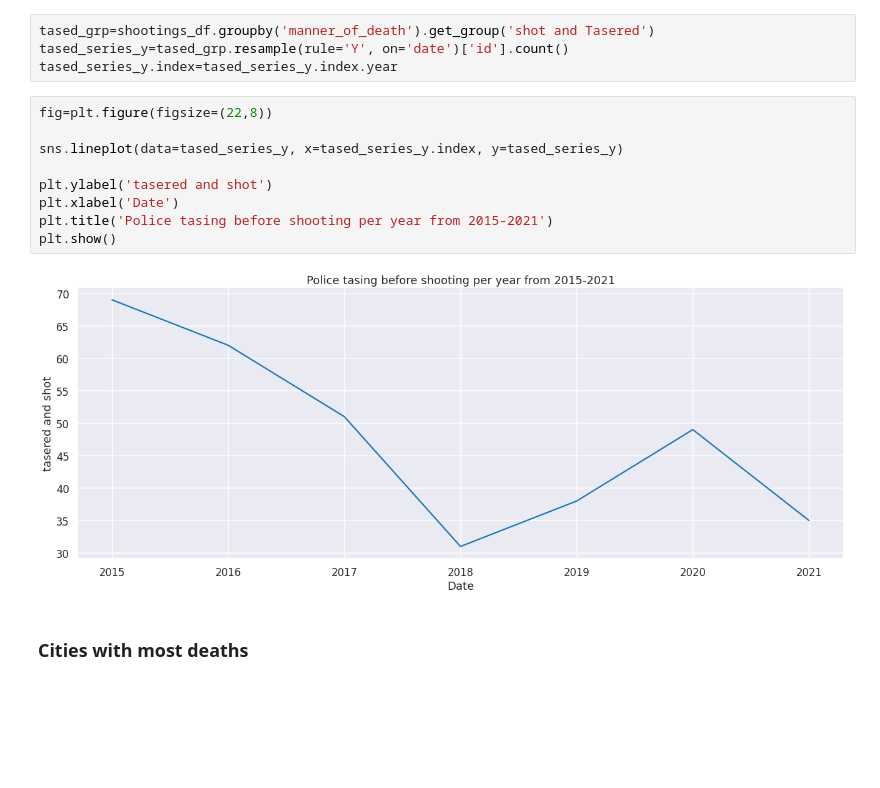
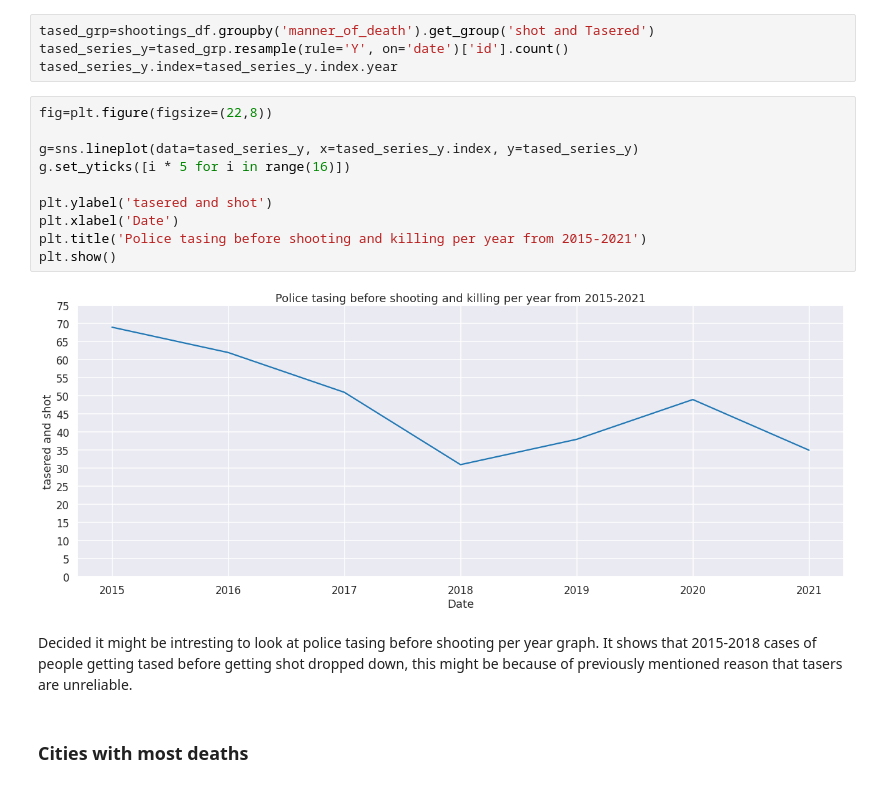
Before and after one commit to NerijusSh/data-police-shootings, a Jupyter notebook: 141.ipynb, the cells around one changed output. Saved outputs shown, nothing was run; the diff lists cells and outputs as text; blank space fills up the shorter version.

```diff
--- a/141.ipynb
+++ b/141.ipynb
@@ -622,14 +626,17 @@ tased_series_y.index=tased_series_y.index.year
 # %%
 fig=plt.figure(figsize=(22,8))
 
-sns.lineplot(data=tased_series_y, x=tased_series_y.index, y=tased_series_y)
+g=sns.lineplot(data=tased_series_y, x=tased_series_y.index, y=tased_series_y)
+g.set_yticks([i * 5 for i in range(16)])
 
 plt.ylabel('tasered and shot')
 plt.xlabel('Date')
-plt.title('Police tasing before shooting per year from 2015-2021')
+plt.title('Police tasing before shooting and killing per year from 2015-2021')
 plt.show()
 # %% [output]
-[figure, old version]
+[figure, new version]
+# %% [markdown]
+Decided it might be intresting to look at police tasing before shooting per year graph. It shows that 2015-2018 cases of people getting tased before getting shot dropped down, this might be because of previously mentioned reason that tasers are unreliable.
 # %% [markdown]
 ### Cities with most deaths
 # %%
```
Also changed, not shown: parts of 31 cells of this notebook.
